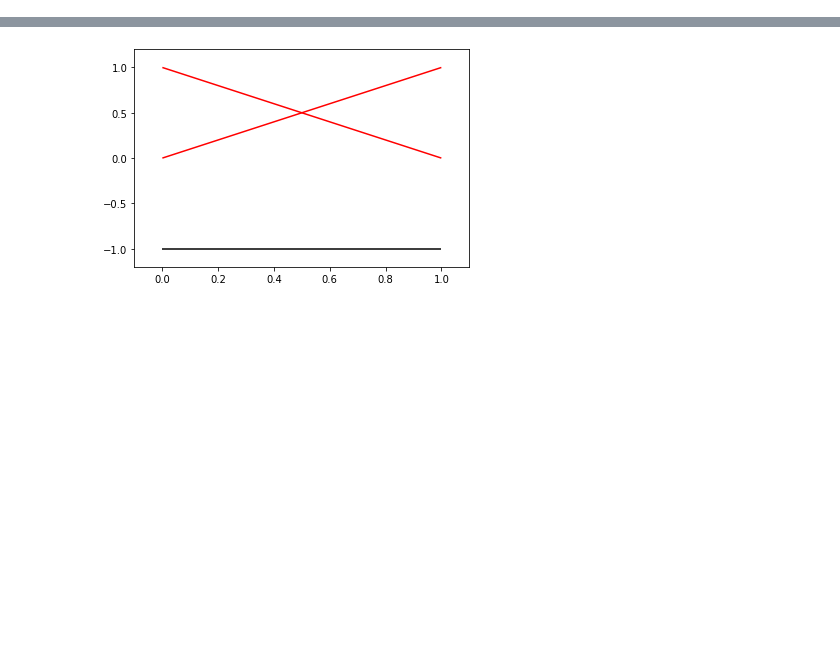
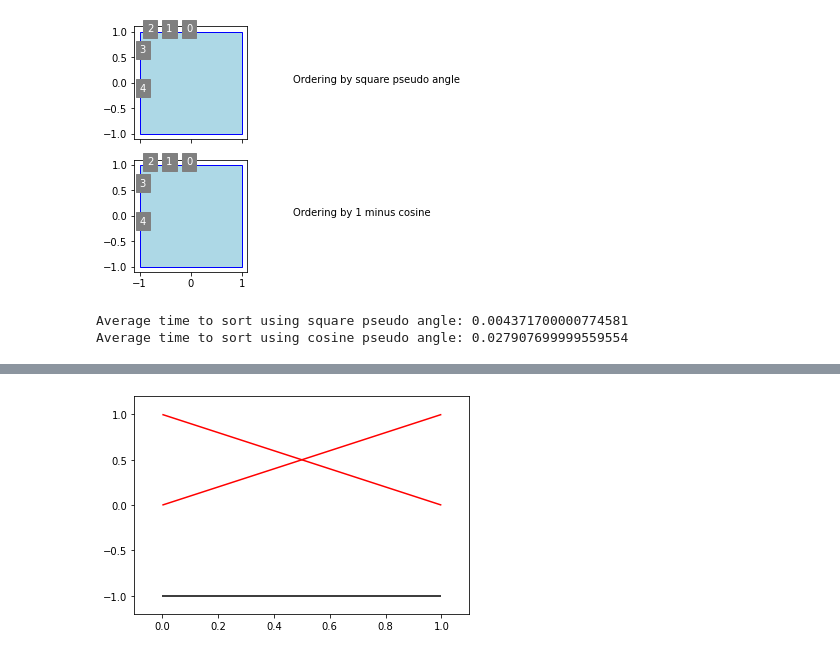
Before and after one commit to carolhmj/computational-geometry, a Jupyter notebook: exercise2/exercise2.ipynb, the cells around one changed output, grey strips where cells are left out. Saved outputs shown, nothing was run; the diff lists cells and outputs as text; code cells hidden in the pictures; blank space fills up the shorter version.

```diff
--- a/exercise2/exercise2.ipynb
+++ b/exercise2/exercise2.ipynb
@@ -6,0 +54,46 @@ from matplotlib import tri
+# %%
+# Question 2: More pseudo angles
+def pseudo_angle_dot(a,b):
+    return 1 - (np.dot(a,b) / (np.linalg.norm(a)*np.linalg.norm(b)))
+
+fig, ax = plt.subplots(2,1, sharex=True, sharey=True)
+for a in ax:
+    a.set_aspect('equal')
+fig.tight_layout()
+
+# Get n points randomly distributed on a unit square
+def get_pts_on_sqr(n):
+    pts = []
+    for i in range(0,n):
+        a = random.uniform(-1,1)
+        sign = random.choice([1,-1])
+        if random.choice([True, False]):
+            pts.append([sign,a])
+        else:
+            pts.append([a,sign])
+    return np.array(pts)
+
+
+def order_by_pseudo_angle_and_plot(pts, f, ax, title):
+    ordered = sorted(pts, key=f)
+    for (i, p) in enumerate(ordered):
+        ax.text(p[0], p[1], i, backgroundcolor='gray', color='white')
+    ax.fill([1,-1,-1,1], [1,1,-1,-1], facecolor = 'lightblue', edgecolor = 'blue', linewidth = 1)
+    ax.text(2,0,title)
+
+pts = get_pts_on_sqr(5)
+order_by_pseudo_angle_and_plot(pts, lambda pt: square_pseudo_angle(pt), ax[0], 'Ordering by square pseudo angle')
+order_by_pseudo_angle_and_plot(pts, lambda pt: pseudo_angle_dot(np.array([0,1]), pt), ax[1], 'Ordering by 1 minus cosine')
+plt.show()
+
+pts = get_pts_on_sqr(100)
+
+time_square = timeit.timeit(lambda: sorted(pts, key=lambda pt: square_pseudo_angle(pt)), number=10)
+time_cos = timeit.timeit(lambda: sorted(pts, key=lambda pt: pseudo_angle_dot(np.array([0,1]), pt)), number=10)
+
+print(f'Average time to sort using square pseudo angle: {time_square}')
+print(f'Average time to sort using cosine pseudo angle: {time_cos}')
+# %% [output]
+[figure, added]
+Average time to sort using square pseudo angle: 0.004371700000774581
+Average time to sort using cosine pseudo angle: 0.027907699999559554
```
Also changed, not shown: parts of 12 cells of this notebook.
